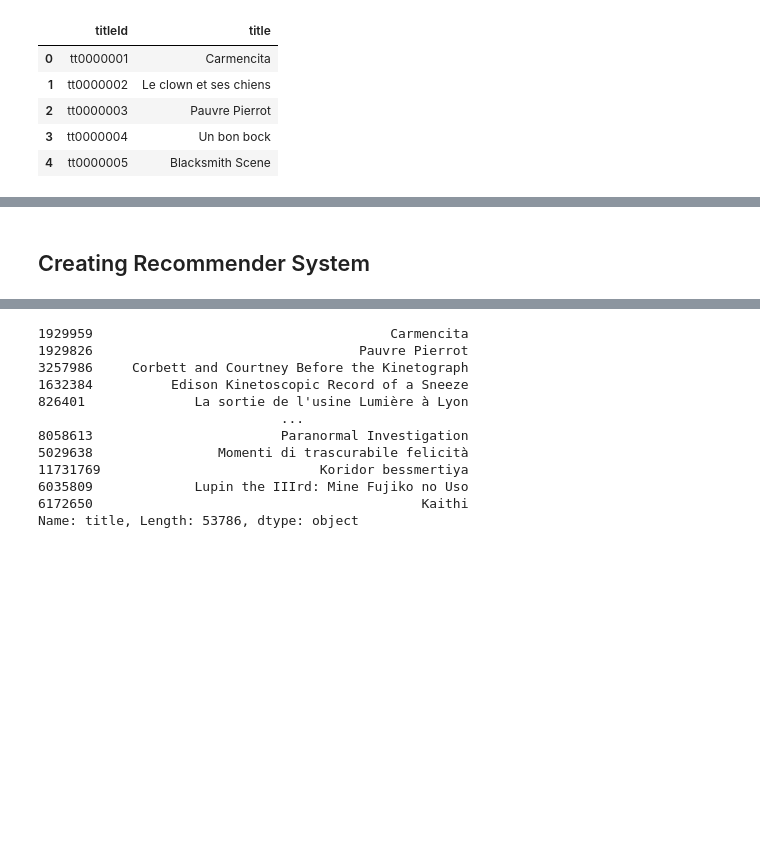
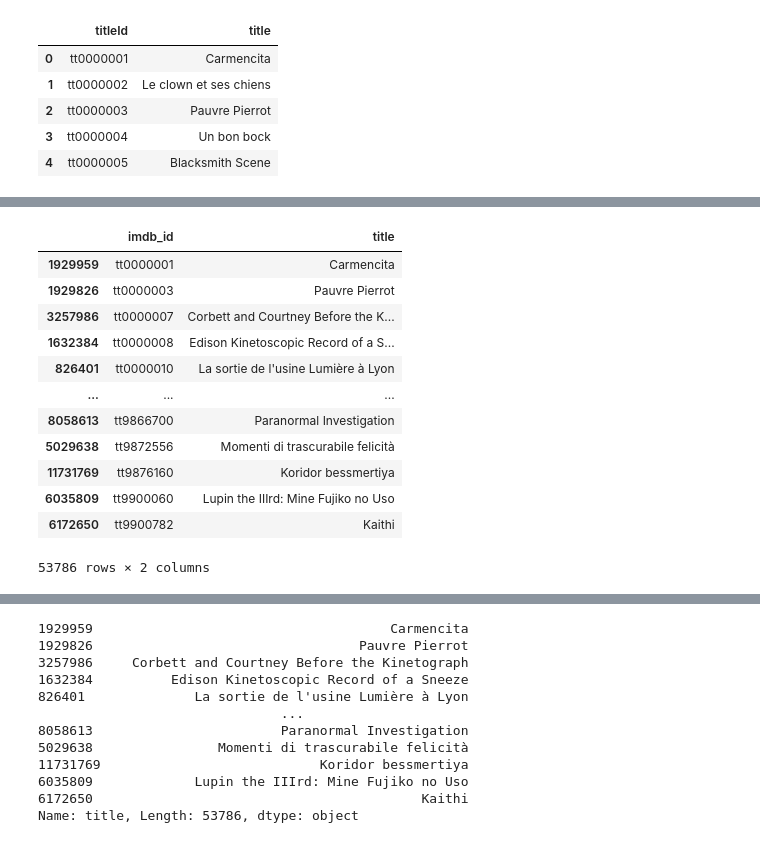
Before and after one commit to jackfrantz/Movie-Recommender-System, a Jupyter notebook: Code_Notebooks/3_Modeling.ipynb, the cells around one changed output, grey strips where cells are left out. Cells and saved outputs as stored; diff of their text form; code cells hidden in the pictures; blank space fills up the shorter version.

Commit message:
deleted unnecessary code from notebook, created function to get recommendations for exact movie title matches

```diff
--- a/Code_Notebooks/3_Modeling.ipynb
+++ b/Code_Notebooks/3_Modeling.ipynb
@@ -272,2 +73,0 @@ KeyError: "The Story Behind 'Toy Story'"
-# %% [markdown]
-## Creating Recommender System
@@ -295,0 +74,17 @@ X, user_mapper, movie_mapper, user_inv_mapper, movie_inv_mapper, user_index, mov
+# %%
+movies_in_sample = sampled_reviews.drop_duplicates(subset = 'imdb_id').sort_values(by='imdb_id', ascending=True)[['imdb_id', 'title']]
+movies_in_sample
+# %% [output]
+|  | imdb_id | title |
+| 1929959 | tt0000001 | Carmencita |
+| 1929826 | tt0000003 | Pauvre Pierrot |
+| 3257986 | tt0000007 | Corbett and Courtney Before the K... |
+| 1632384 | tt0000008 | Edison Kinetoscopic Record of a S... |
+| 826401 | tt0000010 | La sortie de l'usine Lumière à Lyon |
+| ... | ... | ... |
+| 8058613 | tt9866700 | Paranormal Investigation |
+| 5029638 | tt9872556 | Momenti di trascurabile felicità |
+| 11731769 | tt9876160 | Koridor bessmertiya |
+| 6035809 | tt9900060 | Lupin the IIIrd: Mine Fujiko no Uso |
+| 6172650 | tt9900782 | Kaithi |
+53786 rows × 2 columns
```
Also changed, not shown: parts of 56 cells of this notebook.
